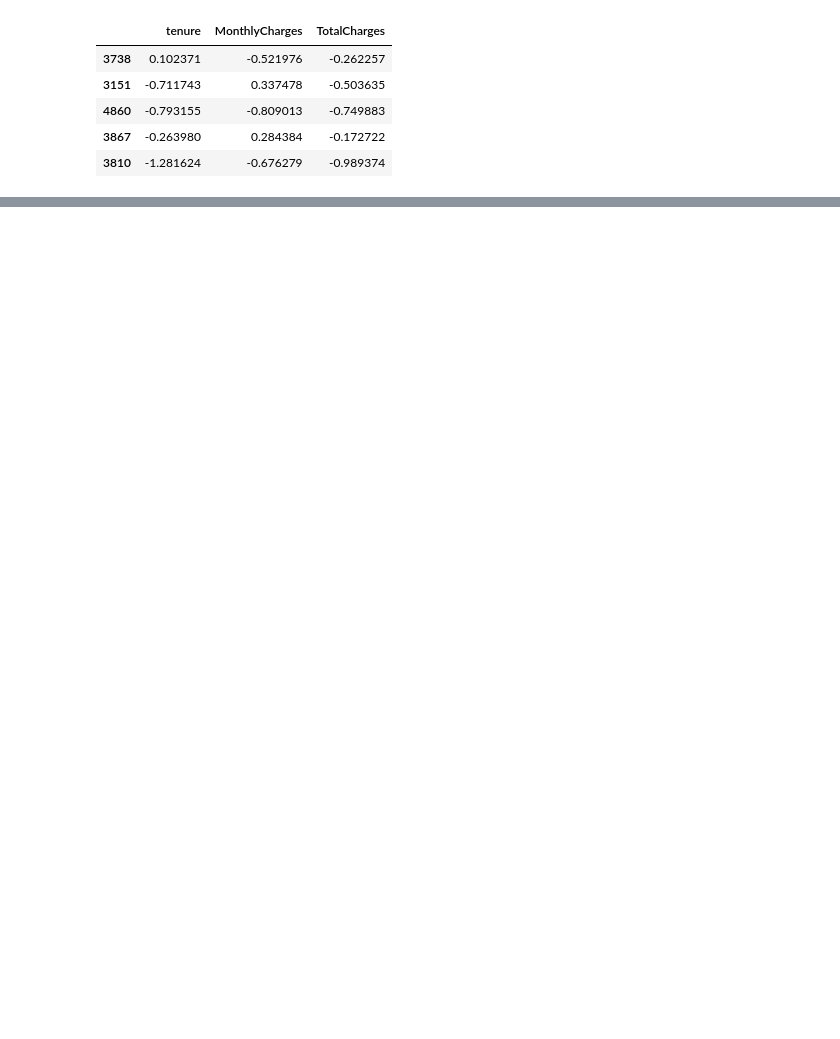
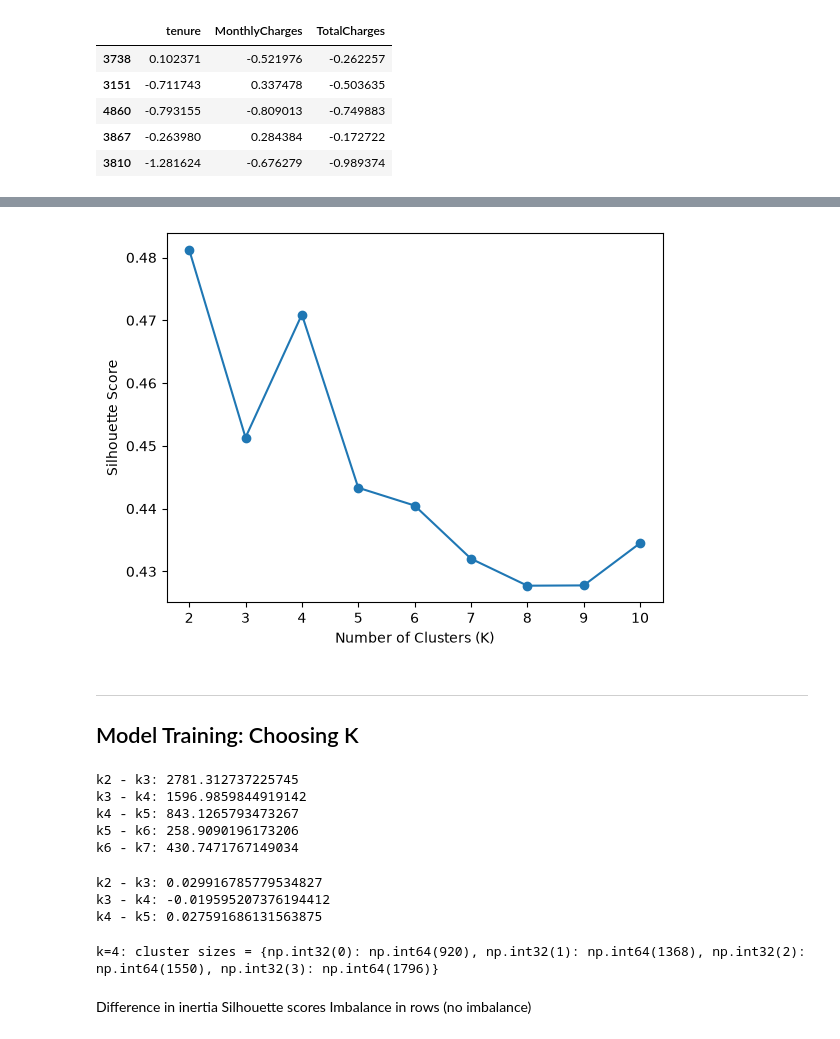
Before and after one commit to Daria-Kara/ai-and-ml-final-assignment, a Jupyter notebook: actual_one.ipynb, the cells around one changed output, grey strips where cells are left out. Saved outputs shown, nothing was run; the diff lists cells and outputs as text; code cells hidden in the pictures; blank space fills up the shorter version.

```diff
--- a/actual_one.ipynb
+++ b/actual_one.ipynb
@@ -701,0 +719,12 @@ for k in k_range:
+# %%
+from sklearn.metrics import silhouette_score
+
+silhouette_scores = []
+k_range_sil = list(range(2, 11))
+
+for k in k_range_sil:
+    kmeans = KMeans(n_clusters=k, random_state=42, n_init=10)
+    labels = kmeans.fit_predict(X_cluster)
+    score = silhouette_score(X_cluster, labels)
+    silhouette_scores.append(score)
+    print(f'k={k}: silhouette score = {score:.4f}')
@@ -701,0 +741,45 @@ for k in k_range:
+# %%
+plt.plot(list(k_range_sil), silhouette_scores, marker='o')
+plt.xlabel('Number of Clusters (K)')
+plt.ylabel('Silhouette Score')
+plt.xticks(list(k_range_sil))
+plt.show()
+# %% [output]
+[figure, added]
+# %% [markdown]
+---
+Model Training: Choosing K
+---
+# %%
+print('k2 - k3:', inertia_values[k_range.index(2)] - inertia_values[k_range.index(3)])
+print('k3 - k4:', inertia_values[k_range.index(3)] - inertia_values[k_range.index(4)])
+print('k4 - k5:', inertia_values[k_range.index(4)] - inertia_values[k_range.index(5)])
+print('k5 - k6:', inertia_values[k_range.index(5)] - inertia_values[k_range.index(6)])
+print('k6 - k7:', inertia_values[k_range.index(6)] - inertia_values[k_range.index(7)])
+# %% [output]
+k2 - k3: 2781.312737225745
+k3 - k4: 1596.9859844919142
+k4 - k5: 843.1265793473267
+k5 - k6: 258.9090196173206
+k6 - k7: 430.7471767149034
+# %%
+print('k2 - k3:', silhouette_scores[k_range_sil.index(2)] - silhouette_scores[k_range_sil.index(3)])
+print('k3 - k4:', silhouette_scores[k_range_sil.index(3)] - silhouette_scores[k_range_sil.index(4)])
+print('k4 - k5:', silhouette_scores[k_range_sil.index(4)] - silhouette_scores[k_range_sil.index(5)])
+# %% [output]
+k2 - k3: 0.029916785779534827
+k3 - k4: -0.019595207376194412
+k4 - k5: 0.027591686131563875
+# %%
+kmeans_k4 = KMeans(n_clusters=4, random_state=42, n_init=10)
+labels_k4 = kmeans_k4.fit_predict(X_cluster)
+
+unique_k4, counts_k4 = np.unique(labels_k4, return_counts=True)
+print('k=4: cluster sizes =',
+      dict(zip(unique_k4, counts_k4)))
+# %% [output]
+k=4: cluster sizes = {np.int32(0): np.int64(920), np.int32(1): np.int64(1368), np.int32(2): np.int64(1550), np.int32(3): np.int64(1796)}
+# %% [markdown]
+Difference in inertia
+Silhouette scores
+Imbalance in rows (no imbalance)
```
Also changed, not shown: parts of 6 cells of this notebook, 2 other files.
